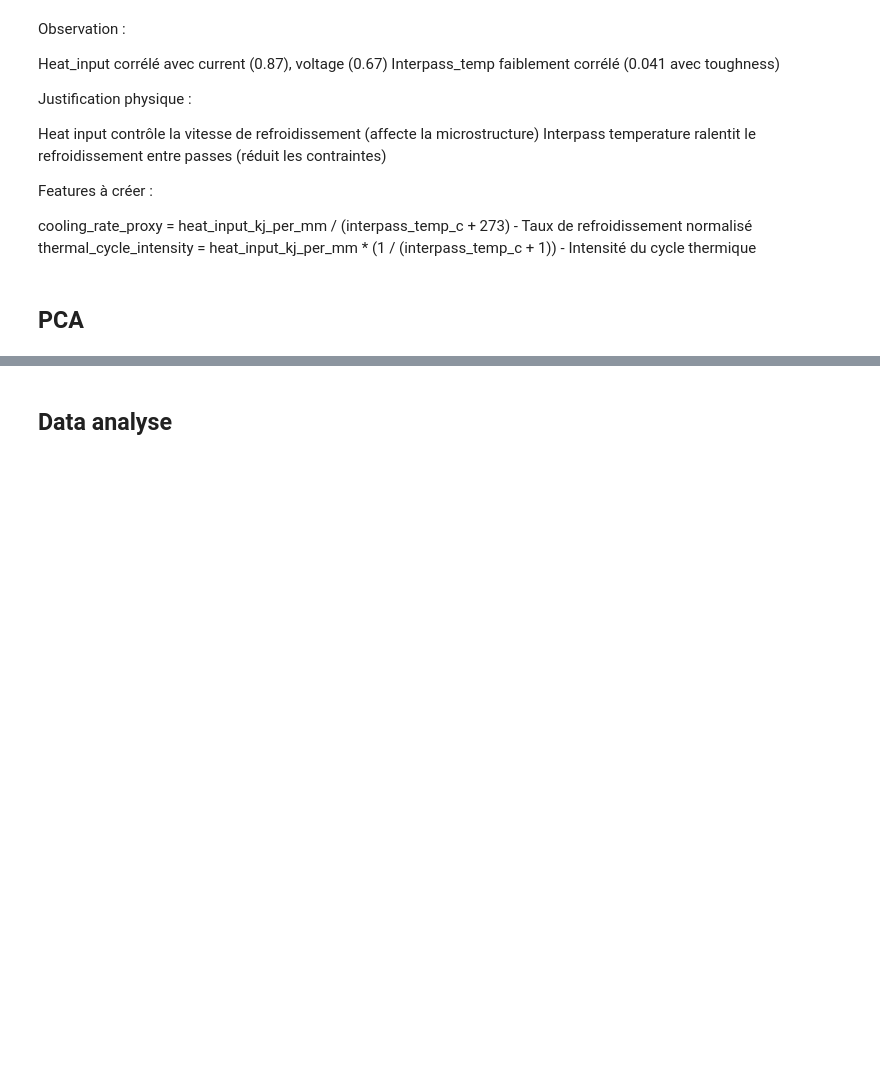
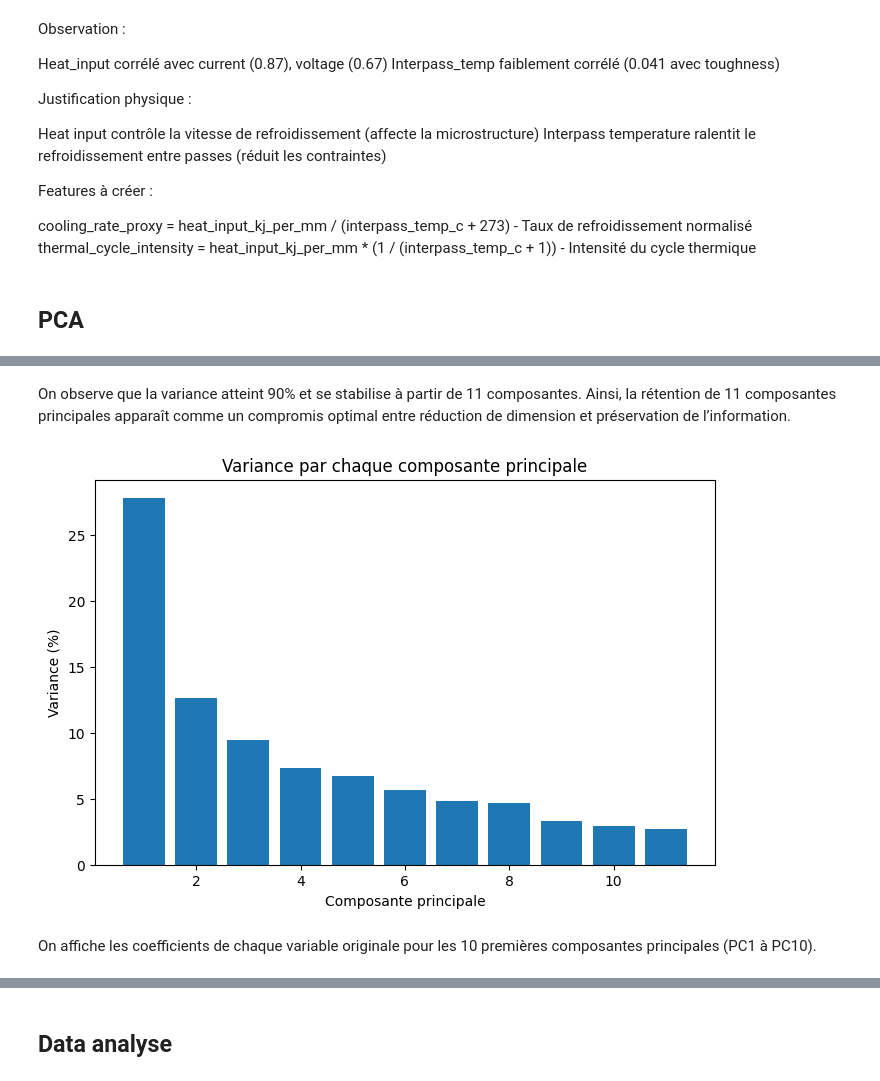
Before and after one commit to colinfrisch/projet_appr_auto, a Jupyter notebook: preprocessing.ipynb, the cells around one changed output, grey strips where cells are left out. Cells and saved outputs as stored; diff of their text form; code cells hidden in the pictures; blank space fills up the shorter version.

```diff
--- a/preprocessing.ipynb
+++ b/preprocessing.ipynb
@@ -643,0 +708,16 @@ ready_dataset['carbon_manganese_ratio'] = carbon_manganese_ratio
+# %% [markdown]
+On observe que la variance atteint 90% et se stabilise à partir de 11 composantes. Ainsi, la rétention de 11 composantes principales apparaît comme un compromis optimal entre réduction de dimension et préservation de l’information.
+# %%
+pca = PCA(n_components=11)
+pca_result = pca.fit_transform(scaled_dataset)
+
+plt.figure(figsize=(8,5))
+plt.bar(range(1, 12), pca.explained_variance_ratio_ * 100)
+plt.xlabel('Composante principale')
+plt.ylabel('Variance (%)')
+plt.title('Variance par chaque composante principale')
+plt.show()
+# %% [output]
+[figure, added]
+# %% [markdown]
+On affiche les coefficients de chaque variable originale pour les 10 premières composantes principales (PC1 à PC10).
```
Also changed, not shown: parts of 11 cells of this notebook, 3 other files.
